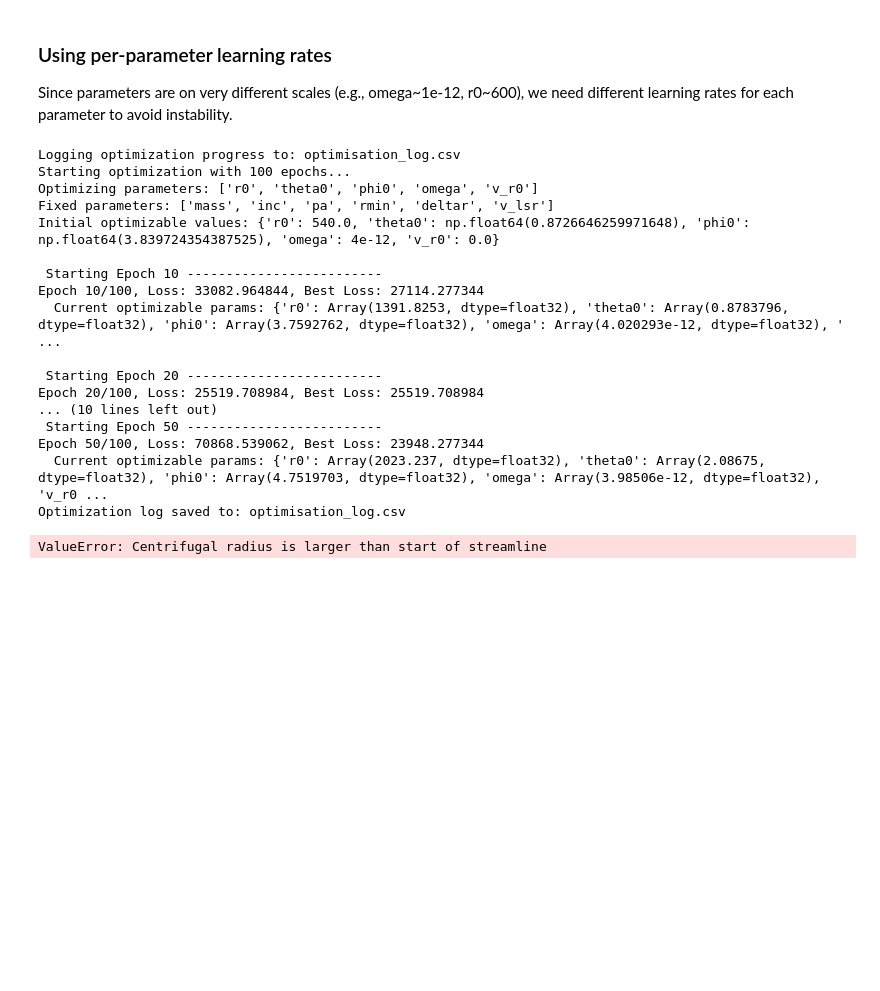
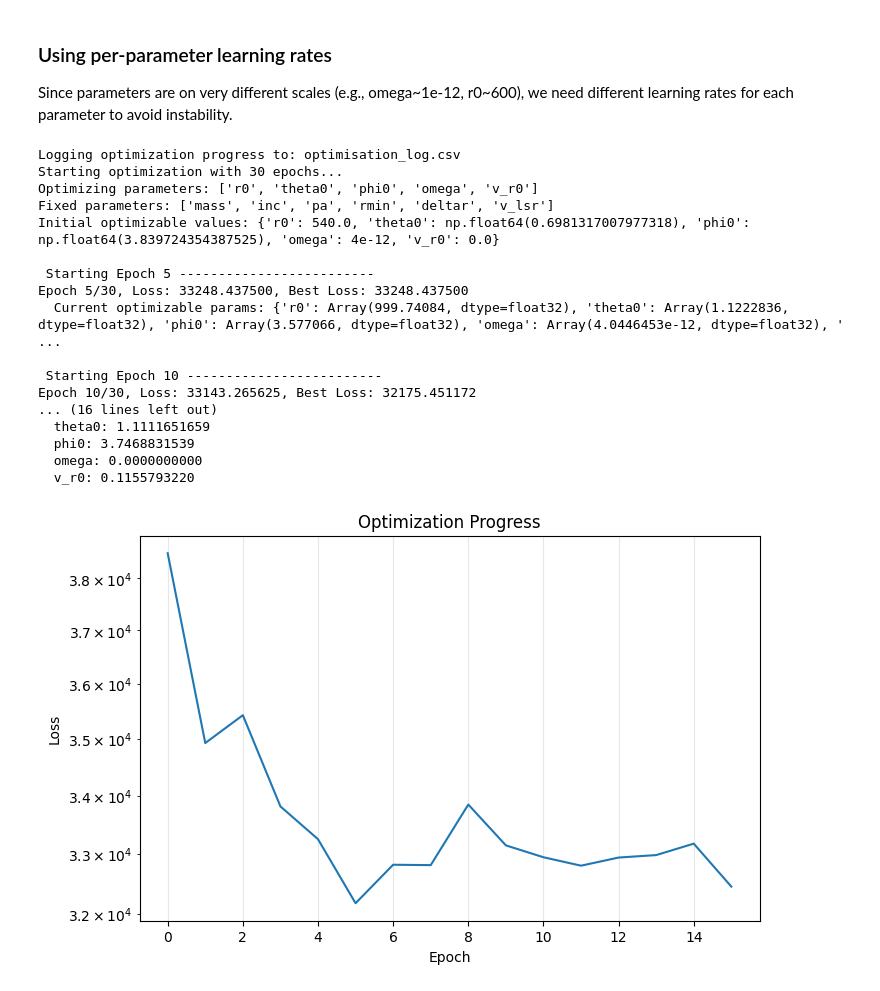
Before and after one commit to Lauren4476/velocity_tools, a Jupyter notebook: test_streamfit.ipynb, the cells around one changed output. Cells and saved outputs as stored; diff of their text form; code cells hidden in the pictures; blank space fills up the shorter version.

```diff
--- a/test_streamfit.ipynb
+++ b/test_streamfit.ipynb
@@ -391,11 +390,11 @@ opt_params = initial_opt_params.copy()
 # Define per-parameter learning rates based on parameter scales
 # This is optional in the code but highly recommended due to differing parameter scales
 learning_rates = {
-    'r0': 150,          # order 10^3 au - use larger learning rate
-    'theta0': 0.3,     # 0-2 radians - moderate learning rate
-    'phi0': 0.3,       # 0-2 radians - moderate learning rate
-    'omega': 5e-15,      # order 10^-13 - use much smaller learning rate
-    'v_r0': 0.3        # ~0-10 km/s - moderate learning rate
+    'r0': 100,          # order 10^3 au - use larger learning rate
+    'theta0': 0.2,     # 0-pi radians - moderate learning rate
+    'phi0': 0.4,       # 0-2pi radians - moderate learning rate
+    'omega': 1e-14,      # order 10^-13 - use much smaller learning rate
+    'v_r0': 0.2        # ~0-5 km/s - moderate learning rate
 }
 
 # Define physically reasonable bounds (this is optional in the code)
@@ -417,49 +416,49 @@ best_opt_params, loss_history = gradient_descent.fit_streamline(
     uncertainties,
     distance,
     learning_rate=0.001,
     learning_rate_dict=learning_rates,
     param_bounds=param_bounds,
-    n_epochs=100,
-    info_every=10,
-    early_stopping_patience=20,
+    n_epochs=30,
+    info_every=5,
+    early_stopping_patience=10,
     log_file=log_file
 
 )
 
 print("Done!")
 print("---------------------------------------------")
 print("Best-fit parameters:")
 for key in best_opt_params.keys():
     print(f"  {key}: {best_opt_params[key]:.10f}")
 
 # Plot loss history
 plt.figure(figsize=(8, 5))
 plt.plot(loss_history)
 plt.xlabel('Epoch')
 plt.ylabel('Loss')
 plt.title('Optimization Progress')
 plt.yscale('log')
 plt.grid(True, alpha=0.3)
 plt.show()
 # %% [output]
 Logging optimization progress to: optimisation_log.csv
-Starting optimization with 100 epochs...
+Starting optimization with 30 epochs...
 Optimizing parameters: ['r0', 'theta0', 'phi0', 'omega', 'v_r0']
 Fixed parameters: ['mass', 'inc', 'pa', 'rmin', 'deltar', 'v_lsr']
-Initial optimizable values: {'r0': 540.0, 'theta0': np.float64(0.8726646259971648), 'phi0': np.float64(3.839724354387525), 'omega': 4e-12, 'v_r0': 0.0}
+Initial optimizable values: {'r0': 540.0, 'theta0': np.float64(0.6981317007977318), 'phi0': np.float64(3.839724354387525), 'omega': 4e-12, 'v_r0': 0.0}
+
+ Starting Epoch 5 -------------------------
+Epoch 5/30, Loss: 33248.437500, Best Loss: 33248.437500
+  Current optimizable params: {'r0': Array(999.74084, dtype=float32), 'theta0': Array(1.1222836, dtype=float32), 'phi0': Array(3.577066, dtype=float32), 'omega': Array(4.0446453e-12, dtype=float32), ' ...
 
  Starting Epoch 10 -------------------------
-Epoch 10/100, Loss: 33082.964844, Best Loss: 27114.277344
-  Current optimizable params: {'r0': Array(1391.8253, dtype=float32), 'theta0': Array(0.8783796, dtype=float32), 'phi0': Array(3.7592762, dtype=float32), 'omega': Array(4.020293e-12, dtype=float32), ' ...
-
- Starting Epoch 20 -------------------------
-Epoch 20/100, Loss: 25519.708984, Best Loss: 25519.708984
-... (10 lines left out)
- Starting Epoch 50 -------------------------
-Epoch 50/100, Loss: 70868.539062, Best Loss: 23948.277344
-  Current optimizable params: {'r0': Array(2023.237, dtype=float32), 'theta0': Array(2.08675, dtype=float32), 'phi0': Array(4.7519703, dtype=float32), 'omega': Array(3.98506e-12, dtype=float32), 'v_r0 ...
-Optimization log saved to: optimisation_log.csv
+Epoch 10/30, Loss: 33143.265625, Best Loss: 32175.451172
+... (16 lines left out)
+  theta0: 1.1111651659
+  phi0: 3.7468831539
+  omega: 0.0000000000
+  v_r0: 0.1155793220
-ValueError: Centrifugal radius is larger than start of streamline
+[figure, added]
 # %%
 # Final model with best-fit parameters
 ra_best, dec_best, v_best = gradient_descent.forward_model(best_opt_params, fixed_params, distance)
```
Also changed, not shown: parts of 7 cells of this notebook, 2 other files.
